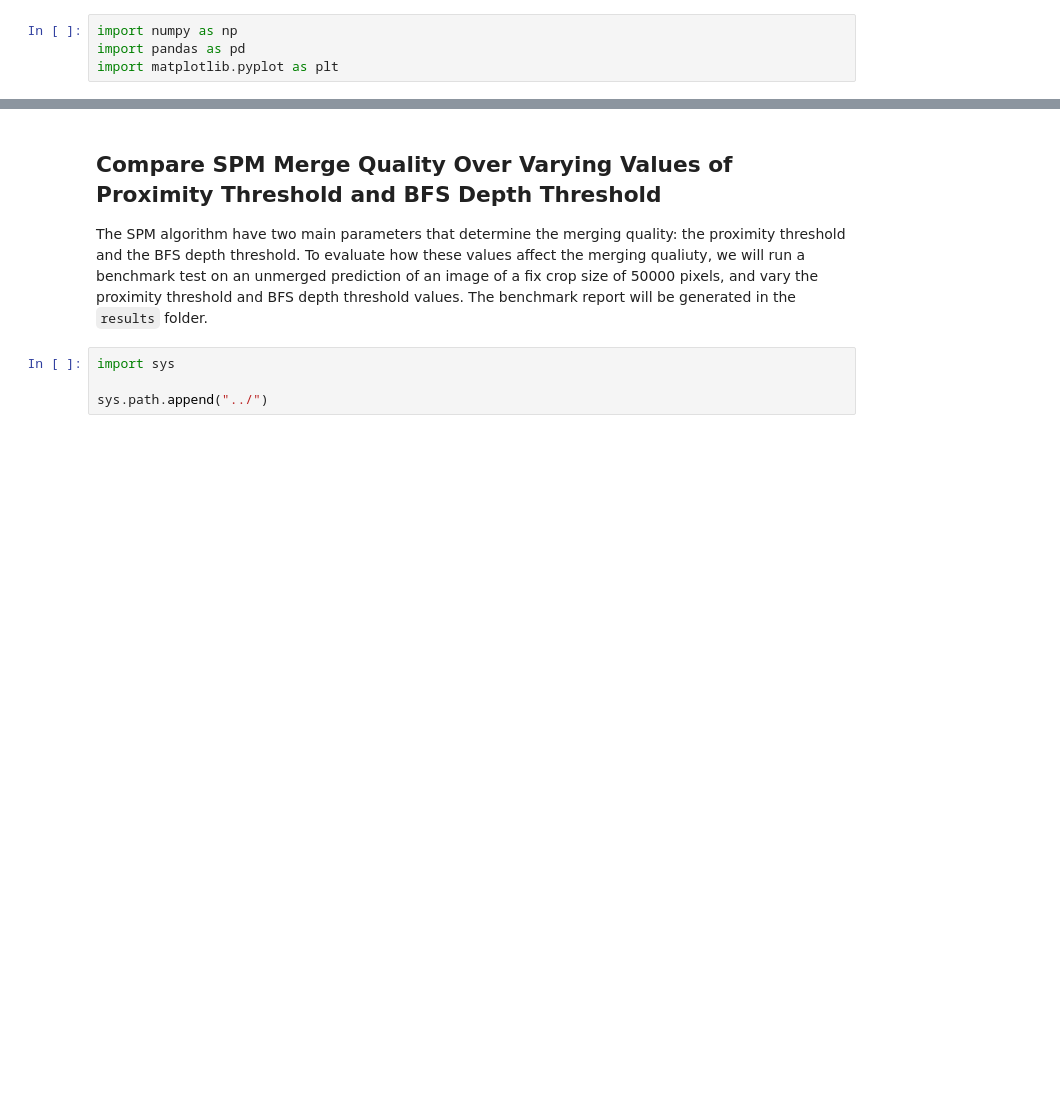
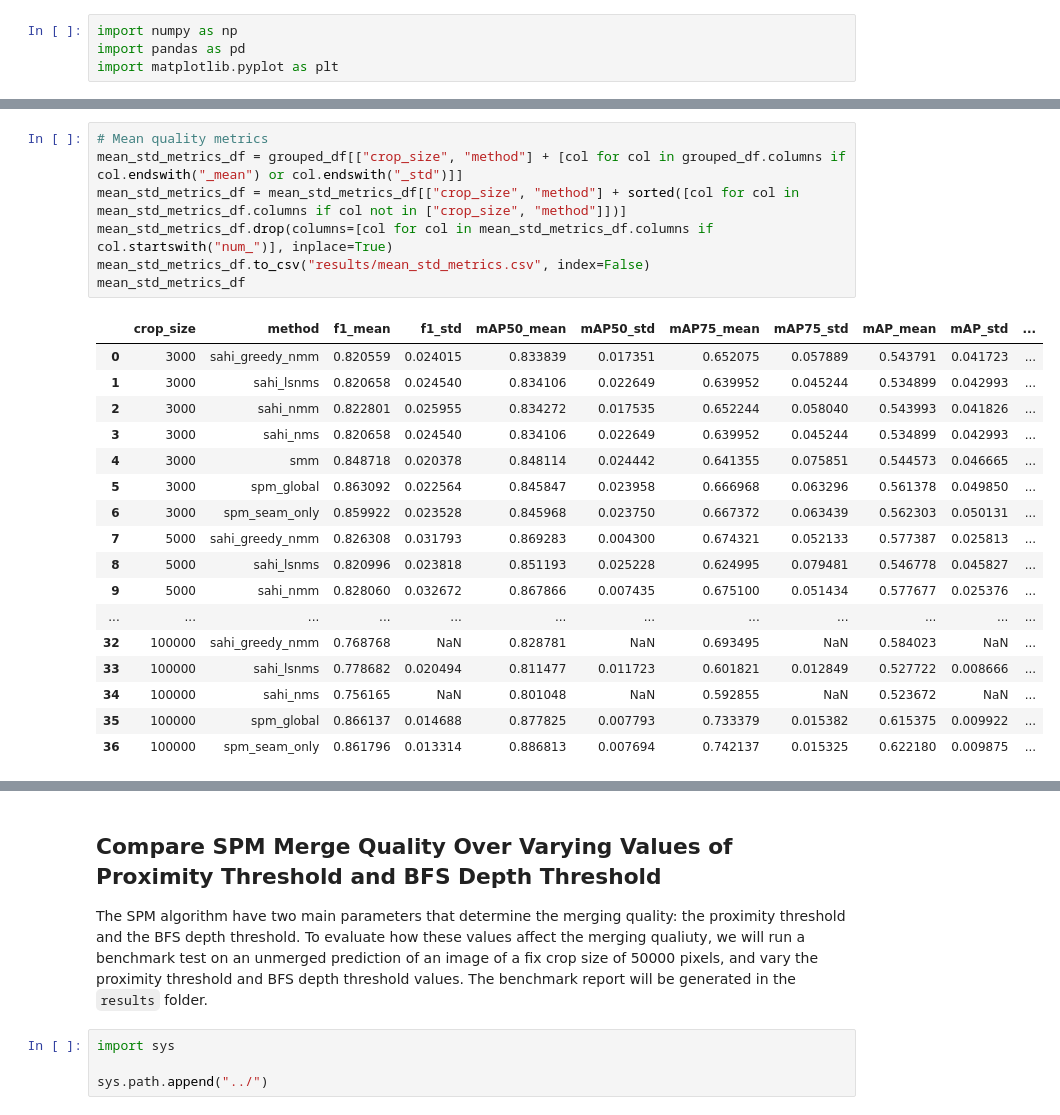
Before and after one commit to itsveence/spatial-polygon-merging, a Jupyter notebook: notebooks/benchmark.ipynb, the cells around one changed output, grey strips where cells are left out. Saved outputs shown, nothing was run; the diff lists cells and outputs as text; blank space fills up the shorter version.

```diff
--- a/notebooks/benchmark.ipynb
+++ b/notebooks/benchmark.ipynb
@@ -93 +150,26 @@ df
+# %%
+# Mean quality metrics
+mean_std_metrics_df = grouped_df[["crop_size", "method"] + [col for col in grouped_df.columns if col.endswith("_mean") or col.endswith("_std")]]
+mean_std_metrics_df = mean_std_metrics_df[["crop_size", "method"] + sorted([col for col in mean_std_metrics_df.columns if col not in ["crop_size", "method"]])]
+mean_std_metrics_df.drop(columns=[col for col in mean_std_metrics_df.columns if col.startswith("num_")], inplace=True)
+mean_std_metrics_df.to_csv("results/mean_std_metrics.csv", index=False)
+mean_std_metrics_df
+# %% [output]
+|  | crop_size | method | f1_mean | f1_std | mAP50_mean | mAP50_std | mAP75_mean | mAP75_std | mAP_mean | mAP_std | ... |
+| 0 | 3000 | sahi_greedy_nmm | 0.820559 | 0.024015 | 0.833839 | 0.017351 | 0.652075 | 0.057889 | 0.543791 | 0.041723 | ... |
+| 1 | 3000 | sahi_lsnms | 0.820658 | 0.024540 | 0.834106 | 0.022649 | 0.639952 | 0.045244 | 0.534899 | 0.042993 | ... |
+| 2 | 3000 | sahi_nmm | 0.822801 | 0.025955 | 0.834272 | 0.017535 | 0.652244 | 0.058040 | 0.543993 | 0.041826 | ... |
+| 3 | 3000 | sahi_nms | 0.820658 | 0.024540 | 0.834106 | 0.022649 | 0.639952 | 0.045244 | 0.534899 | 0.042993 | ... |
+| 4 | 3000 | smm | 0.848718 | 0.020378 | 0.848114 | 0.024442 | 0.641355 | 0.075851 | 0.544573 | 0.046665 | ... |
+| 5 | 3000 | spm_global | 0.863092 | 0.022564 | 0.845847 | 0.023958 | 0.666968 | 0.063296 | 0.561378 | 0.049850 | ... |
+| 6 | 3000 | spm_seam_only | 0.859922 | 0.023528 | 0.845968 | 0.023750 | 0.667372 | 0.063439 | 0.562303 | 0.050131 | ... |
+| 7 | 5000 | sahi_greedy_nmm | 0.826308 | 0.031793 | 0.869283 | 0.004300 | 0.674321 | 0.052133 | 0.577387 | 0.025813 | ... |
+| 8 | 5000 | sahi_lsnms | 0.820996 | 0.023818 | 0.851193 | 0.025228 | 0.624995 | 0.079481 | 0.546778 | 0.045827 | ... |
+| 9 | 5000 | sahi_nmm | 0.828060 | 0.032672 | 0.867866 | 0.007435 | 0.675100 | 0.051434 | 0.577677 | 0.025376 | ... |
+| ... | ... | ... | ... | ... | ... | ... | ... | ... | ... | ... | ... |
+| 32 | 100000 | sahi_greedy_nmm | 0.768768 | NaN | 0.828781 | NaN | 0.693495 | NaN | 0.584023 | NaN | ... |
+| 33 | 100000 | sahi_lsnms | 0.778682 | 0.020494 | 0.811477 | 0.011723 | 0.601821 | 0.012849 | 0.527722 | 0.008666 | ... |
+| 34 | 100000 | sahi_nms | 0.756165 | NaN | 0.801048 | NaN | 0.592855 | NaN | 0.523672 | NaN | ... |
+| 35 | 100000 | spm_global | 0.866137 | 0.014688 | 0.877825 | 0.007793 | 0.733379 | 0.015382 | 0.615375 | 0.009922 | ... |
+| 36 | 100000 | spm_seam_only | 0.861796 | 0.013314 | 0.886813 | 0.007694 | 0.742137 | 0.015325 | 0.622180 | 0.009875 | ... |
 # %%
```
Also changed, not shown: parts of 12 cells of this notebook, 9 other files.
